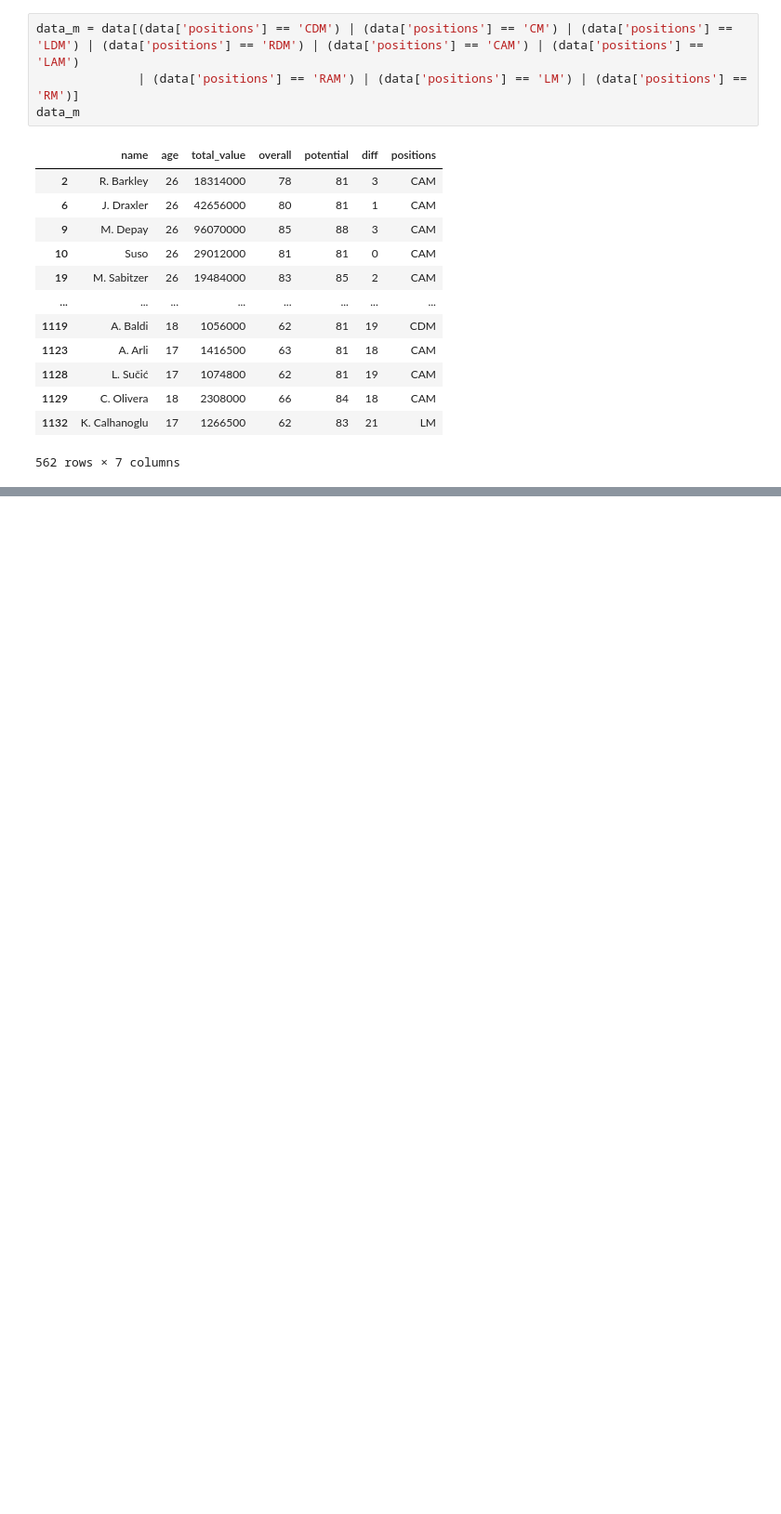
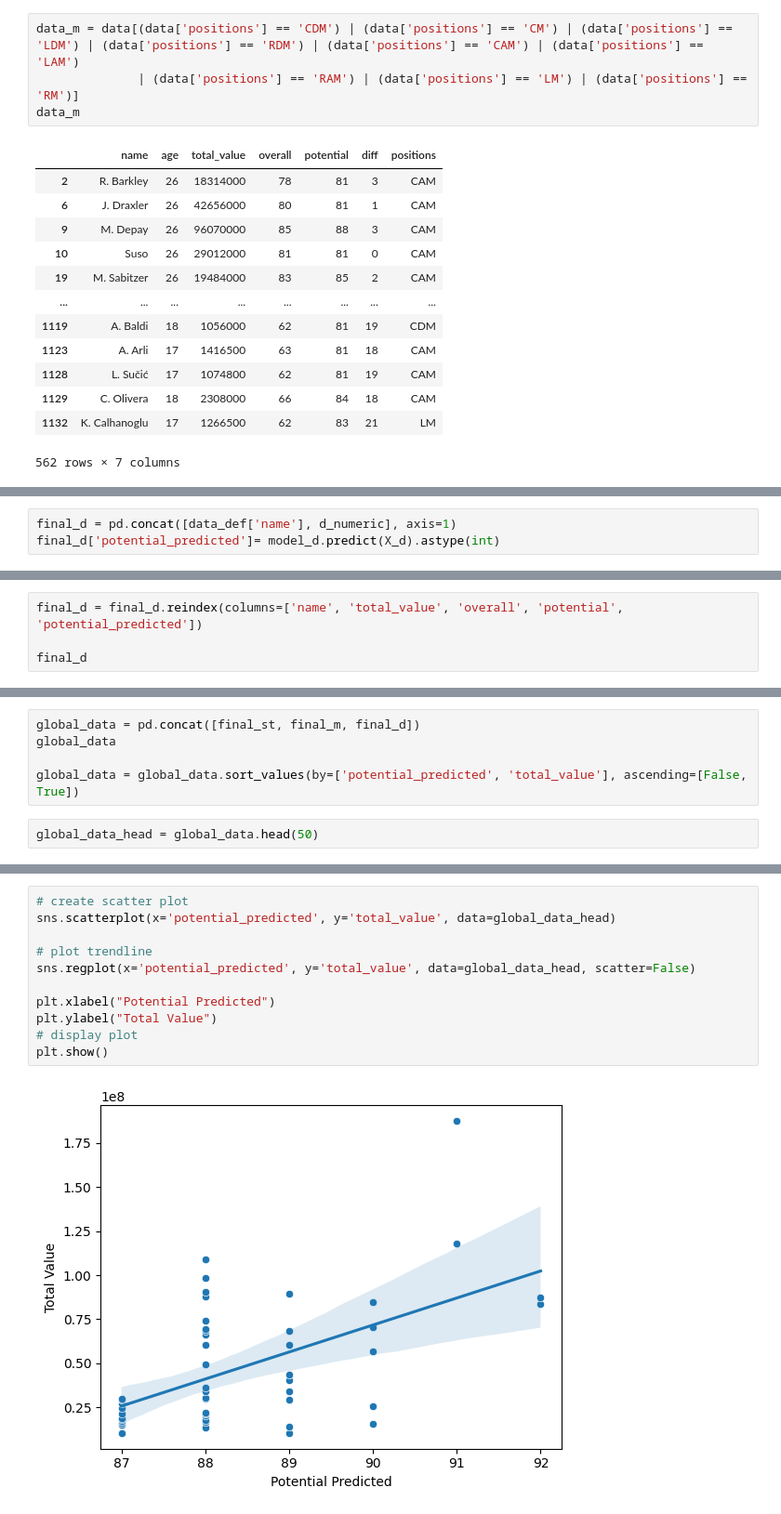
Before and after one commit to MiguelSaraiva/data_Fifa_MoneyBall, a Jupyter notebook: FIFA_MoneyBall.ipynb, the cells around one changed output, grey strips where cells are left out. Shown at 93% size. Cells and saved outputs as stored; diff of their text form; blank space fills up the shorter version.

```diff
--- a/FIFA_MoneyBall.ipynb
+++ b/FIFA_MoneyBall.ipynb
@@ -384,0 +723,3 @@ KeyError: 'positioning'
+# %%
+final_d = pd.concat([data_def['name'], d_numeric], axis=1)
+final_d['potential_predicted']= model_d.predict(X_d).astype(int)
@@ -384,0 +731,4 @@ KeyError: 'positioning'
+# %%
+final_d = final_d.reindex(columns=['name', 'total_value', 'overall', 'potential', 'potential_predicted'])
+
+final_d
@@ -384,0 +873,7 @@ KeyError: 'positioning'
+# %%
+global_data = pd.concat([final_st, final_m, final_d])
+global_data
+
+global_data = global_data.sort_values(by=['potential_predicted', 'total_value'], ascending=[False, True])
+# %%
+global_data_head = global_data.head(50)
@@ -384,0 +900,13 @@ KeyError: 'positioning'
+# %%
+# create scatter plot
+sns.scatterplot(x='potential_predicted', y='total_value', data=global_data_head)
+
+# plot trendline
+sns.regplot(x='potential_predicted', y='total_value', data=global_data_head, scatter=False)
+
+plt.xlabel("Potential Predicted")
+plt.ylabel("Total Value")
+# display plot
+plt.show()
+# %% [output]
+[figure, added]
```
Also changed, not shown: parts of 63 cells of this notebook, 2 other files.
